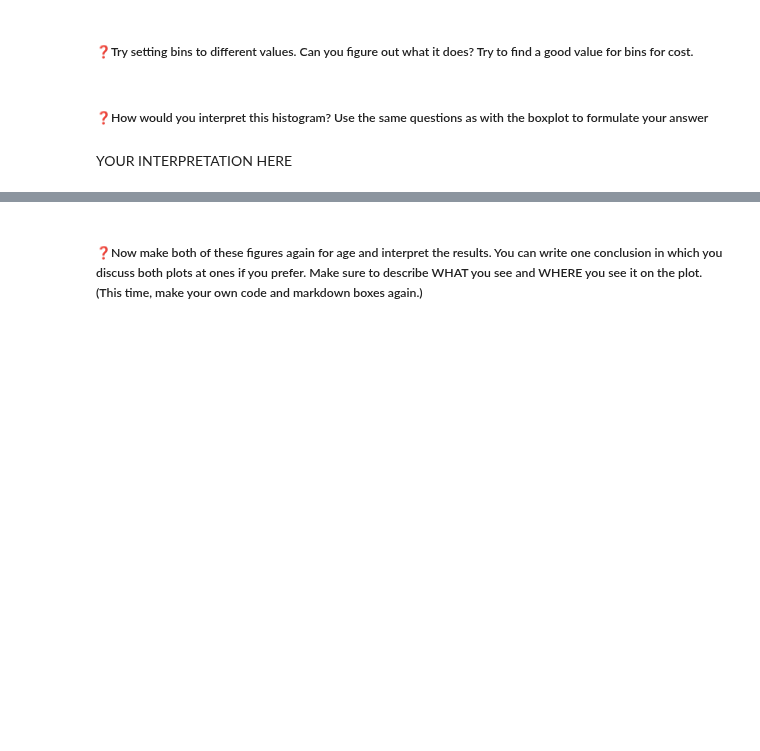
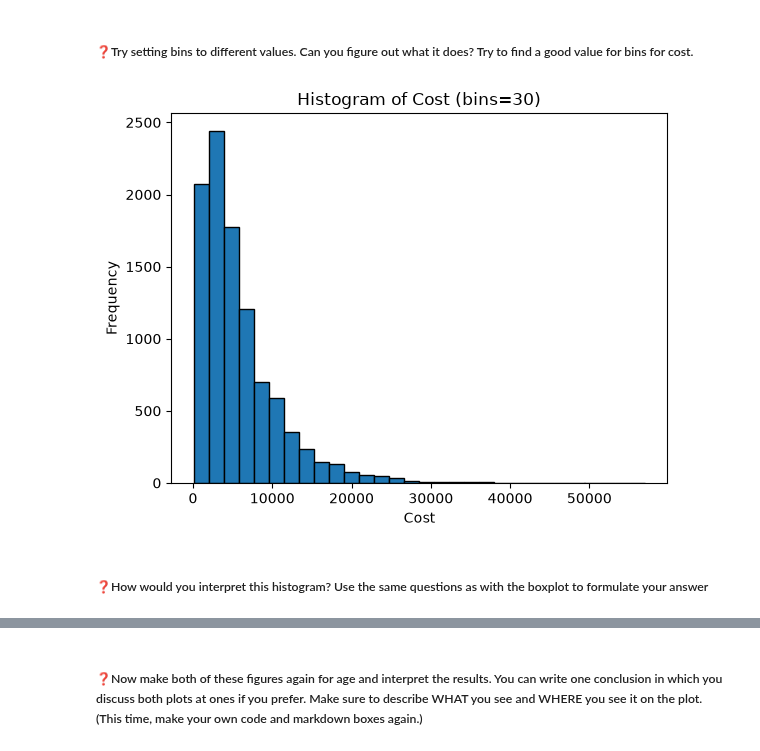
Before and after one commit to matteogradinaru/students2627, a Jupyter notebook: lab2/lab_2_exploring_data_pandas.ipynb, the cells around one changed output, grey strips where cells are left out. Drawn from its saved outputs; the diff is of its cells as text; code cells hidden in the pictures; blank space fills up the shorter version.

```diff
--- a/lab2/lab_2_exploring_data_pandas.ipynb
+++ b/lab2/lab_2_exploring_data_pandas.ipynb
@@ -391,4 +685,10 @@ If all goes well, you made a histogram in the figure above. The histogram has a
+# %%
+plt.hist(cleaned_dataset["cost"], bins=30, edgecolor="black")
+plt.xlabel("Cost")
+plt.ylabel("Frequency")
+plt.title("Histogram of Cost (bins=30)")
+plt.show()
+# %% [output]
+[figure, added]
 # %% [markdown]
 ##### ❓How would you interpret this histogram? Use the same questions as with the boxplot to formulate your answer
-# %% [markdown]
-YOUR INTERPRETATION HERE
```
Also changed, not shown: parts of 80 cells of this notebook.
